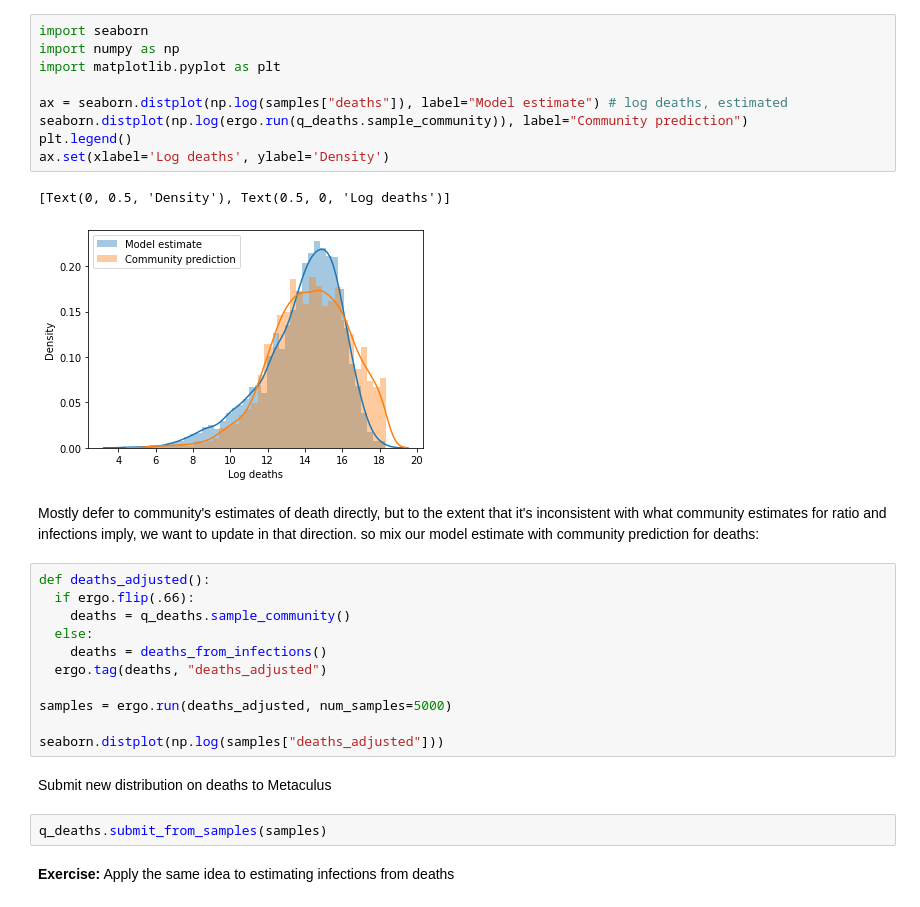
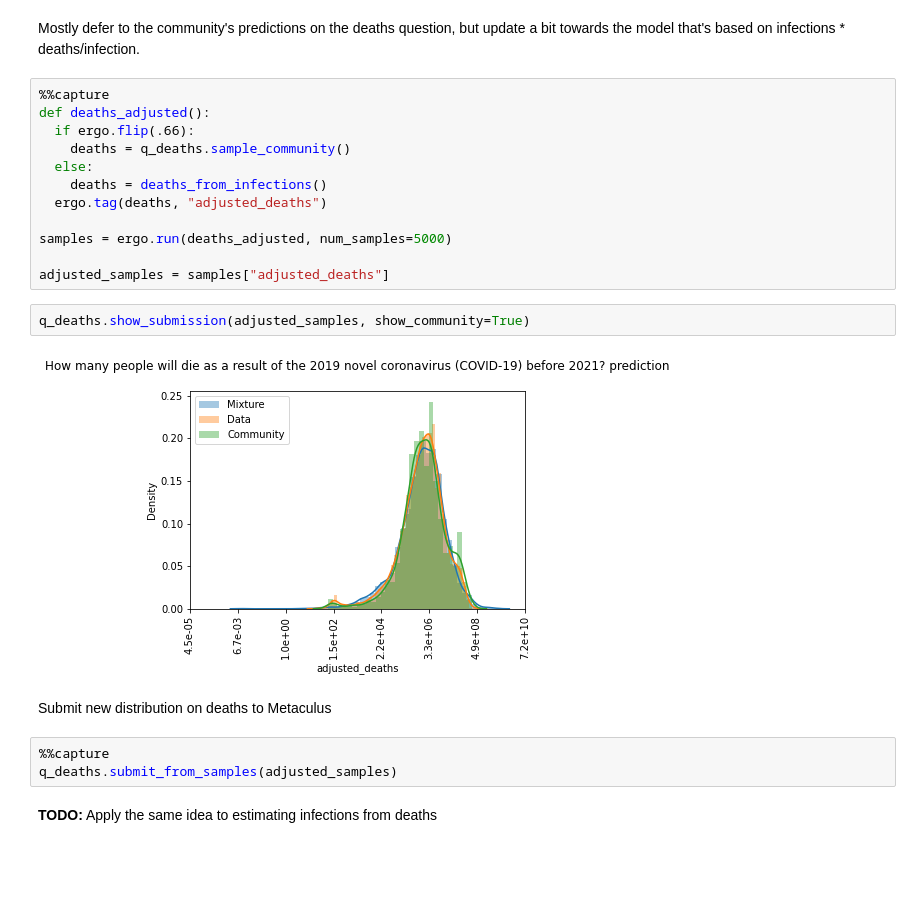
Before and after one commit to oughtinc/ergo, a Jupyter notebook: notebooks/community-distributions.ipynb, the cells around one changed output. Saved outputs shown, nothing was run; the diff lists cells and outputs as text; blank space fills up the shorter version.

```diff
--- a/notebooks/community-distributions.ipynb
+++ b/notebooks/community-distributions.ipynb
@@ -55,34 +62,25 @@ Compare with the community prediction for the deaths question:
-# %%
-import seaborn
-import numpy as np
-import matplotlib.pyplot as plt
-
-ax = seaborn.distplot(np.log(samples["deaths"]), label="Model estimate") # log deaths, estimated
-seaborn.distplot(np.log(ergo.run(q_deaths.sample_community)), label="Community prediction")
-plt.legend()
-ax.set(xlabel='Log deaths', ylabel='Density')
-# %% [output]
-[Text(0, 0.5, 'Density'), Text(0.5, 0, 'Log deaths')]
-[figure, removed]
-# %% [markdown]
-Mostly defer to community's estimates of death directly, but to the
-extent that it's inconsistent with what community estimates for ratio
-and infections imply, we want to update in that direction. so
-mix our model estimate with community prediction for deaths:
+# %% [markdown]
+Mostly defer to the community's predictions on the deaths question, but update a bit towards the model that's based on infections * deaths/infection.
 # %%
+%%capture
 def deaths_adjusted():
   if ergo.flip(.66):
     deaths = q_deaths.sample_community()
   else:
     deaths = deaths_from_infections()
-  ergo.tag(deaths, "deaths_adjusted")
+  ergo.tag(deaths, "adjusted_deaths")
 
 samples = ergo.run(deaths_adjusted, num_samples=5000)
 
-seaborn.distplot(np.log(samples["deaths_adjusted"]))
+adjusted_samples = samples["adjusted_deaths"]
+# %%
+q_deaths.show_submission(adjusted_samples, show_community=True)
+# %% [output]
+[figure, added]
 # %% [markdown]
 Submit new distribution on deaths to Metaculus
-# %%
-q_deaths.submit_from_samples(samples)
+# %%
+%%capture
+q_deaths.submit_from_samples(adjusted_samples)
 # %% [markdown]
-**Exercise:** Apply the same idea to estimating infections from deaths
+**TODO:** Apply the same idea to estimating infections from deaths
```
Also changed, not shown: parts of 22 cells of this notebook, 2 other files.
